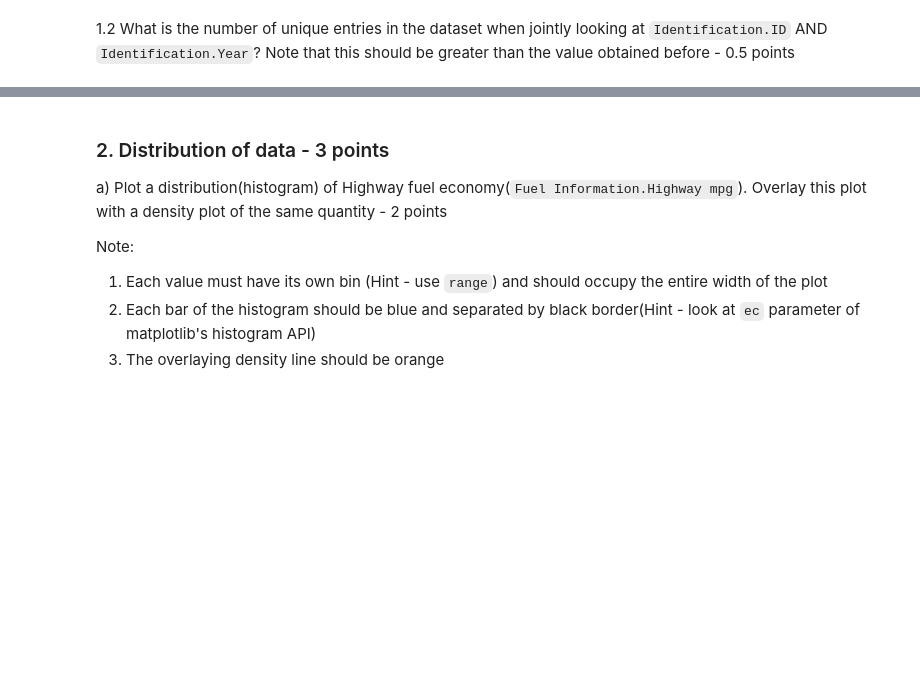
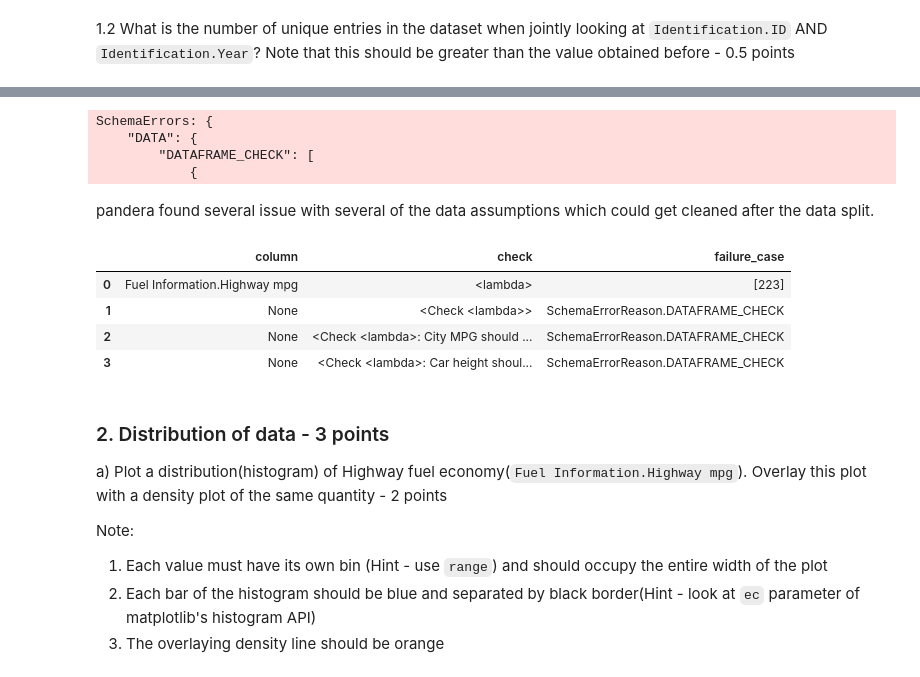
Before and after one commit to kiah-ucsd/DES200, a Jupyter notebook: HW3.ipynb, the cells around one changed output, grey strips where cells are left out. Cells and saved outputs as stored; diff of their text form; code cells hidden in the pictures; blank space fills up the shorter version.

```diff
--- a/HW3.ipynb
+++ b/HW3.ipynb
@@ -88,0 +111,4 @@ cars_df.head()
+# %%
+# YOUR CODE HERE
+unique_ids = cars_df['Identification.ID'].nunique() #or .drop_duplicates().shape[0]
+unique_ids
@@ -92,0 +119,4 @@ cars_df.head()
+# %%
+# YOUR CODE HERE
+unique_ids_and_years = cars_df[['Identification.ID','Identification.Year']].drop_duplicates().shape[0]
+unique_ids_and_years
@@ -93,3 +146,67 @@ cars_df.head()
+# %%
+# quick sanity checks for data being right
+import pandera as pa
+from pandera import DataFrameSchema, Column, Check
+
+schema = DataFrameSchema({
+    "Identification.ID": Column(str),
+    "Identification.Year": Column(int, Check(lambda x: x.between(1990, 2025))),
+    "Fuel Information.City mpg": Column(int, Check(lambda x: x.between(1,70))),
+    "Engine Information.Hybrid": Column(bool, Check(lambda x: x.isin([True, False]))),
+    "Fuel Information.Highway mpg": Column(int, Check(lambda x: x.between(1, 70)))
+},
+  checks=[
+      Check(lambda df: unique_ids_and_years > unique_ids,
+      error="Fewer unique (ID, Year) pairs than unique IDs."),
+      Check(lambda df: (df["Fuel Information.City mpg"] < df["Fuel Information.Highway mpg"]).all(),
+      error="City MPG should always be less than highway MPG"),
+      Check(lambda df: (df["Dimensions.Height"] > df["Dimensions.Length"]).all(),
+      error="Car height should be less than its length."),
+      Check(lambda df: (df["Engine Information.Engine Statistics.Torque"]>0).all(),
+      error="Tourque should be > 0.")
+  ]
+                         )
+schema.validate(cars_df, lazy=True)
+# %% [output]
+SchemaErrors: {
+    "DATA": {
+        "DATAFRAME_CHECK": [
+            {
+# %% [markdown]
+pandera found several issue with several of the data assumptions which could get cleaned after the data split.
+# %%
+try:
+    schema.validate(cars_df, lazy=True)
+    print("All checks passed.")
+except pa.errors.SchemaErrors as err:
+    failures = err.failure_cases
+
+    # 1️⃣ Column-level issues
+    summary = (
+        failures.groupby(["column", "check"])
+        .agg({"failure_case": list})
+        .reset_index()
+    )
+
+    # 2️⃣ DataFrame-level issues (iterate SchemaError objects)
+    df_errors = []
+    for e in err.schema_errors:   # each is a SchemaError instance
+        df_errors.append({
+            "column": getattr(e, "column", None),
+            "check": getattr(e, "check", None),
+            "failure_case": getattr(e, "reason_code", None) or str(e)
+        })
+
+    df_errors = pd.DataFrame(df_errors)
+    full_summary = pd.concat([summary, df_errors], ignore_index=True)
+
+    display(full_summary)
+# %% [output]
+|  | column | check | failure_case |
+| 0 | Fuel Information.Highway mpg | <lambda> | [223] |
+| 1 | None | <Check <lambda>> | SchemaErrorReason.DATAFRAME_CHECK |
+| 2 | None | <Check <lambda>: City MPG should ... | SchemaErrorReason.DATAFRAME_CHECK |
+| 3 | None | <Check <lambda>: Car height shoul... | SchemaErrorReason.DATAFRAME_CHECK |
 # %%
 assert unique_ids_and_years > unique_ids
 # %% [markdown]
```
Also changed, not shown: parts of 9 cells of this notebook.
